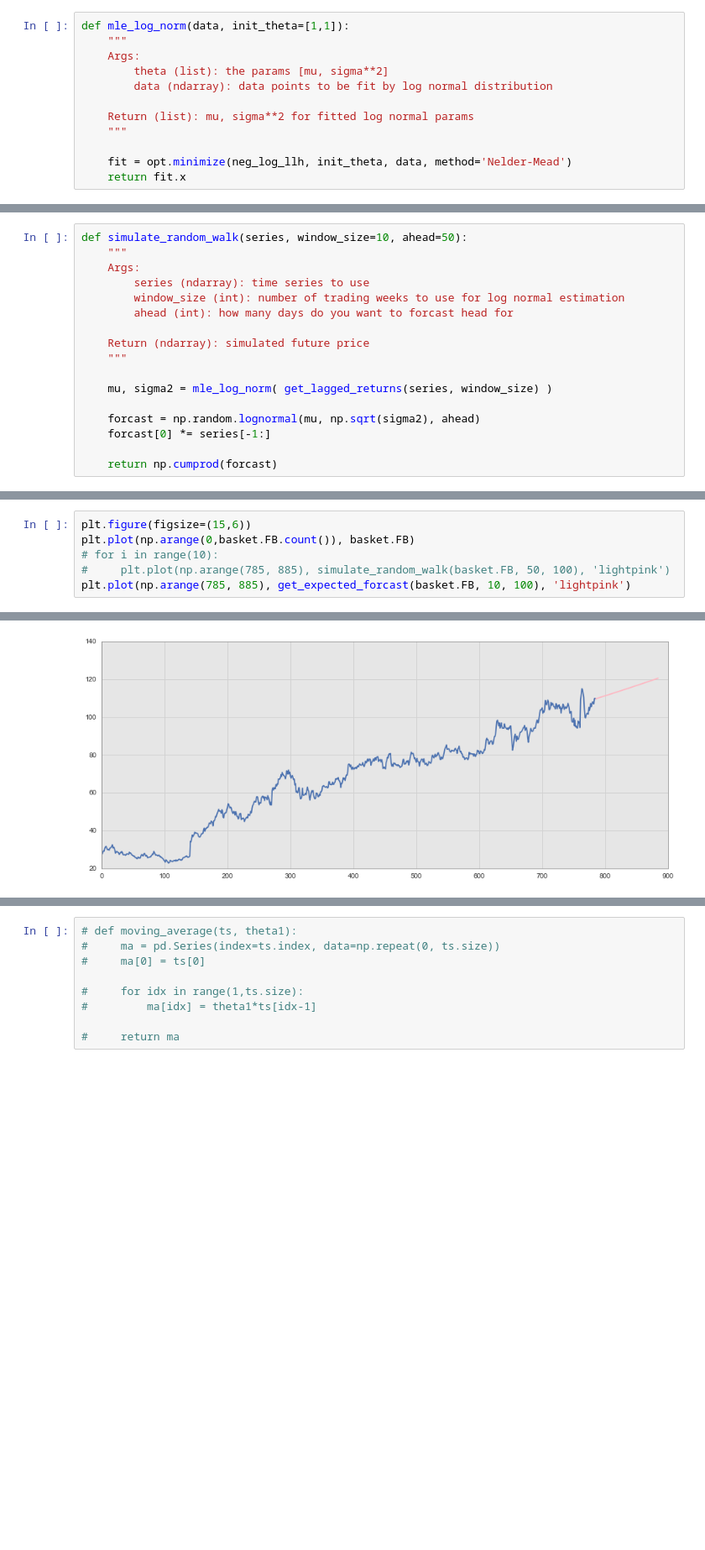
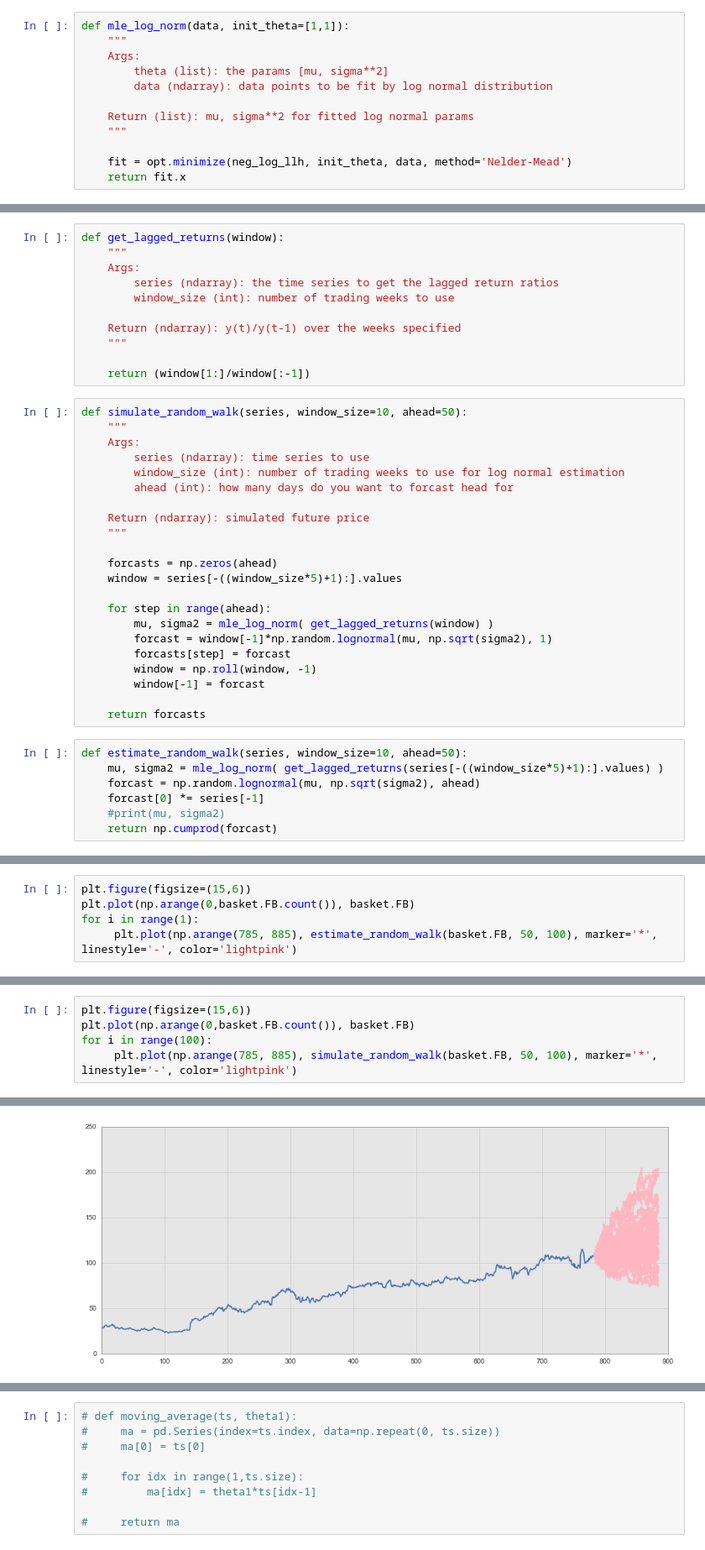
Before and after one commit to bbahmany/quant-finance, a Jupyter notebook: forcasting.ipynb, the cells around one changed output, grey strips where cells are left out. Shown at 84% size. Drawn from its saved outputs; the diff is of its cells as text; blank space fills up the shorter version.

```diff
--- a/forcasting.ipynb
+++ b/forcasting.ipynb
@@ -98,3 +113,14 @@ sns.distplot(np.random.lognormal(0.00169021, np.sqrt(0.00056446), 10000000), kde
+# %%
+def get_lagged_returns(window):
+    """
+    Args:
+        series (ndarray): the time series to get the lagged return ratios
+        window_size (int): number of trading weeks to use
+
+    Return (ndarray): y(t)/y(t-1) over the weeks specified
+    """
+
+    return (window[1:]/window[:-1])
 # %%
 def simulate_random_walk(series, window_size=10, ahead=50):
     """
@@ -106,9 +132,21 @@ def simulate_random_walk(series, window_size=10, ahead=50):
     Return (ndarray): simulated future price
     """
 
-    mu, sigma2 = mle_log_norm( get_lagged_returns(series, window_size) )
+    forcasts = np.zeros(ahead)
+    window = series[-((window_size*5)+1):].values
 
-    forcast = np.random.lognormal(mu, np.sqrt(sigma2), ahead)
-    forcast[0] *= series[-1:]
+    for step in range(ahead):
+        mu, sigma2 = mle_log_norm( get_lagged_returns(window) )
+        forcast = window[-1]*np.random.lognormal(mu, np.sqrt(sigma2), 1)
+        forcasts[step] = forcast
+        window = np.roll(window, -1)
+        window[-1] = forcast
 
-    return np.cumprod(forcast)
+    return forcasts
+# %%
+def estimate_random_walk(series, window_size=10, ahead=50):
+    mu, sigma2 = mle_log_norm( get_lagged_returns(series[-((window_size*5)+1):].values) )
+    forcast = np.random.lognormal(mu, np.sqrt(sigma2), ahead)
+    forcast[0] *= series[-1]
+    #print(mu, sigma2)
+    return np.cumprod(forcast)
@@ -114,0 +187,5 @@ def simulate_random_walk(series, window_size=10, ahead=50):
+# %%
+plt.figure(figsize=(15,6))
+plt.plot(np.arange(0,basket.FB.count()), basket.FB)
+for i in range(1):
+     plt.plot(np.arange(785, 885), estimate_random_walk(basket.FB, 50, 100), marker='*', linestyle='-', color='lightpink')
@@ -115,7 +194,6 @@ def simulate_random_walk(series, window_size=10, ahead=50):
 # %%
 plt.figure(figsize=(15,6))
 plt.plot(np.arange(0,basket.FB.count()), basket.FB)
-# for i in range(10):
-#     plt.plot(np.arange(785, 885), simulate_random_walk(basket.FB, 50, 100), 'lightpink')
-plt.plot(np.arange(785, 885), get_expected_forcast(basket.FB, 10, 100), 'lightpink')
+for i in range(100):
+     plt.plot(np.arange(785, 885), simulate_random_walk(basket.FB, 50, 100), marker='*', linestyle='-', color='lightpink')
 # %% [output]
@@ -123 +200 @@ plt.plot(np.arange(785, 885), get_expected_forcast(basket.FB, 10, 100), 'lightpi
-[figure, old version]
+[figure, new version]
```
Also changed, not shown: parts of 34 cells of this notebook, 1 other file.
